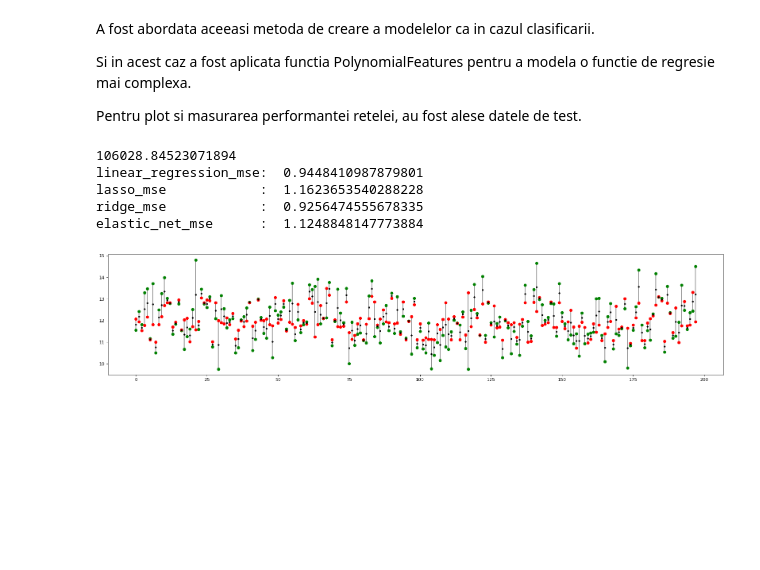
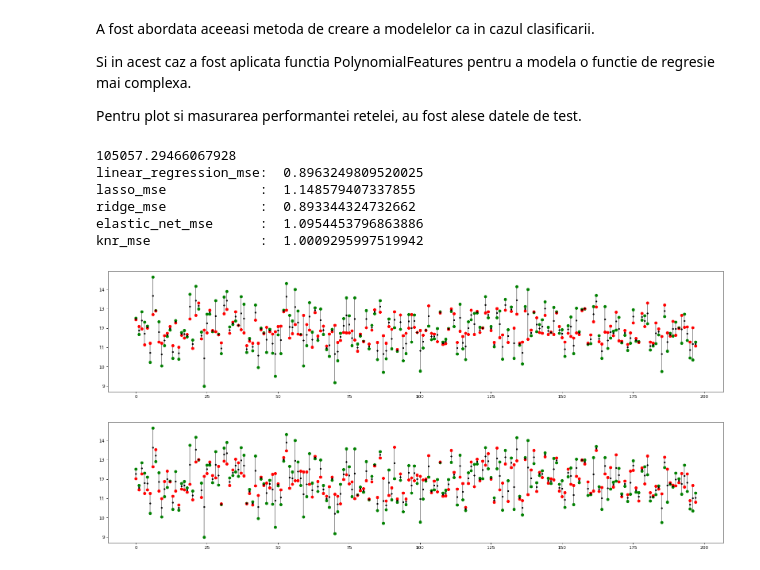
Before and after one commit to GabiAD/Dogs-Breed-Classification-and-Longevity-Regression, a Jupyter notebook: DM_Dogs_run_models.ipynb, the cells around one changed output. Saved outputs shown, nothing was run; the diff lists cells and outputs as text; code cells hidden in the pictures; blank space fills up the shorter version.

Commit message:
added KNeighborsClassifier

```diff
--- a/DM_Dogs_run_models.ipynb
+++ b/DM_Dogs_run_models.ipynb
@@ -134,6 +134,11 @@ ridge_solver = 'auto'
 # Elastic Net
 el_net_alpha = 1.0
 el_net_l1_ratio = 0.5
+
+# KNeighborsRegressor
+knr_n_neighbors = 5
+knr_weights = 'uniform'  # 'uniform', 'distance'
+knr_p = 2  # 1, 2
 # %% [markdown]
 Este incarcat dataset-ul, iar coloana 'Owner Name' este eliminata deoarece nu influenteaza nici rasa cainilor, nici longevitatea acestora.
 De asemenea, este testat setul de date pentru valori lipsa. Se observa ca lipsesc valori doar din coloana Height(cm). Putem astfel aborda doua directii: eliminam datele incomplete sau introducem noi date posibile.
@@ -595,6 +599,7 @@ Pentru plot si masurarea performantei retelei, au fost alese datele de test.
 # %%
 from sklearn.linear_model import LinearRegression, Ridge, Lasso, ElasticNet
 from sklearn.pipeline import make_pipeline
+from sklearn.neighbors import KNeighborsRegressor
 
 from sklearn.model_selection import train_test_split
 from sklearn.preprocessing import PolynomialFeatures
@@ -608,6 +613,7 @@ linear_regression_mse = []
 lasso_mse = []
 ridge_mse = []
 elastic_net_mse = []
+knr_mse = []
 
 for train_index, val_index in kf.split(X_train):
     X_fold_train, X_fold_val = X_train[train_index], X_train[val_index]
@@ -629,53 +635,65 @@ for train_index, val_index in kf.split(X_train):
     elastic_net_model = make_pipeline(PolynomialFeatures(degree=polynomial_degree), ElasticNet(fit_intercept=reg_fit_intercept, alpha=el_net_alpha, l1_ratio=el_net_l1_ratio))
     elastic_net_model.fit(X_fold_train, y_fold_train)
 
+    knr_model = make_pipeline(PolynomialFeatures(degree=polynomial_degree), KNeighborsRegressor(n_neighbors=knr_n_neighbors, weights=knr_weights, p=knr_p))
+    knr_model.fit(X_fold_train, y_fold_train)
+
     if normalize_data:
         linear_regression_mse.append(np.mean((linear_regression_model.predict(X_fold_val)*longevity_norm - y_fold_val*longevity_norm) ** 2))
         lasso_mse.append(np.mean((lasso_model.predict(X_fold_val)*longevity_norm - y_fold_val*longevity_norm) ** 2))
         ridge_mse.append(np.mean((ridge_model.predict(X_fold_val)*longevity_norm - y_fold_val*longevity_norm) ** 2))
         elastic_net_mse.append(np.mean((elastic_net_model.predict(X_fold_val)*longevity_norm - y_fold_val*longevity_norm) ** 2))
+        knr_mse.append(np.mean((knr_model.predict(X_fold_val)*longevity_norm - y_fold_val*longevity_norm) ** 2))
     else:
         linear_regression_mse.append(np.mean((linear_regression_model.predict(X_fold_val)*longevity_std+longevity_mean - y_fold_val*longevity_std-longevity_mean) ** 2))
         ridge_mse.append(np.mean((ridge_model.predict(X_fold_val)*longevity_std+longevity_mean - y_fold_val*longevity_std-longevity_mean) ** 2))
         lasso_mse.append(np.mean((lasso_model.predict(X_fold_val)*longevity_std+longevity_mean - y_fold_val*longevity_std-longevity_mean) ** 2))
         elastic_net_mse.append(np.mean((elastic_net_model.predict(X_fold_val)*longevity_std+longevity_mean - y_fold_val*longevity_std-longevity_mean) ** 2))
+        knr_mse.append(np.mean((knr_model.predict(X_fold_val)*longevity_std+longevity_mean - y_fold_val*longevity_std-longevity_mean) ** 2))
 
 if normalize_data:
     linear_regression_test_prediction = linear_regression_model.predict(X_test)*longevity_norm
     lasso_test_prediction = lasso_model.predict(X_test)*longevity_norm
     ridge_test_prediction = ridge_model.predict(X_test)*longevity_norm
     elastic_net_test_prediction = elastic_net_model.predict(X_test)*longevity_norm
+    knr_test_prediction = knr_model.predict(X_test)*longevity_norm
     real_scale_test_gt = y_test*longevity_norm
 else:
     linear_regression_test_prediction = linear_regression_model.predict(X_test)*longevity_std+longevity_mean
     lasso_test_prediction = lasso_model.predict(X_test)*longevity_std+longevity_mean
     ridge_test_prediction = ridge_model.predict(X_test)*longevity_std+longevity_mean
     elastic_net_test_prediction = elastic_net_model.predict(X_test)*longevity_std+longevity_mean
+    knr_test_prediction = knr_model.predict(X_test)*longevity_std+longevity_mean
     real_scale_test_gt = y_test*longevity_std+longevity_mean
 
 # plot_distances(real_scale_test_gt, linear_regression_test_prediction)
 # plot_distances(real_scale_test_gt, lasso_test_prediction)
 plot_distances(real_scale_test_gt, ridge_test_prediction)
 # plot_distances(real_scale_test_gt, elastic_net_test_prediction)
+plot_distances(real_scale_test_gt, knr_test_prediction)
 
 linear_regression_real_scale_val = np.mean(linear_regression_mse)
 lasso_real_scale_val = np.mean(lasso_mse)
 ridge_real_scale_val = np.mean(ridge_mse)
 elastic_net_real_scale_val = np.mean(elastic_net_mse)
+knr_real_scale_val = np.mean(knr_mse)
 
 print(np.mean((ridge_model.predict(X_test)*longevity_norm - y_test*longevity_norm) ** 2))
 
 print("linear_regression_mse: ", linear_regression_real_scale_val)
 print("lasso_mse            : ", lasso_real_scale_val)
 print("ridge_mse            : ", ridge_real_scale_val)
 print("elastic_net_mse      : ", elastic_net_real_scale_val)
+print("knr_mse              : ", knr_real_scale_val)
 # %% [output]
-106028.84523071894
-linear_regression_mse:  0.9448410987879801
-lasso_mse            :  1.1623653540288228
-ridge_mse            :  0.9256474555678335
-elastic_net_mse      :  1.1248848147773884
+105057.29466067928
+linear_regression_mse:  0.8963249809520025
+lasso_mse            :  1.148579407337855
+ridge_mse            :  0.893344324732662
+elastic_net_mse      :  1.0954453796863886
+knr_mse              :  1.0009295997519942
-[figure, old version]
+[figure, new version]
+[figure, added]
 # %%
 print(np.array([real_scale_test_gt, ridge_test_prediction]).transpose())
 # %% [output]
```
Also changed, not shown: parts of 4 cells of this notebook, 1 other file.
